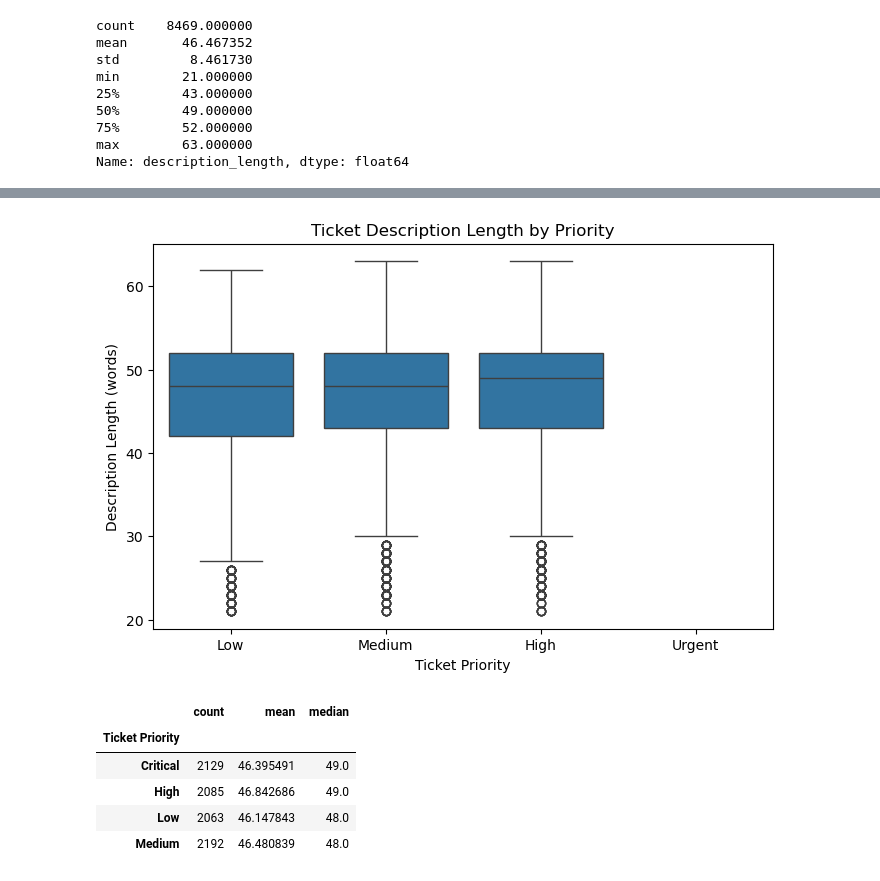
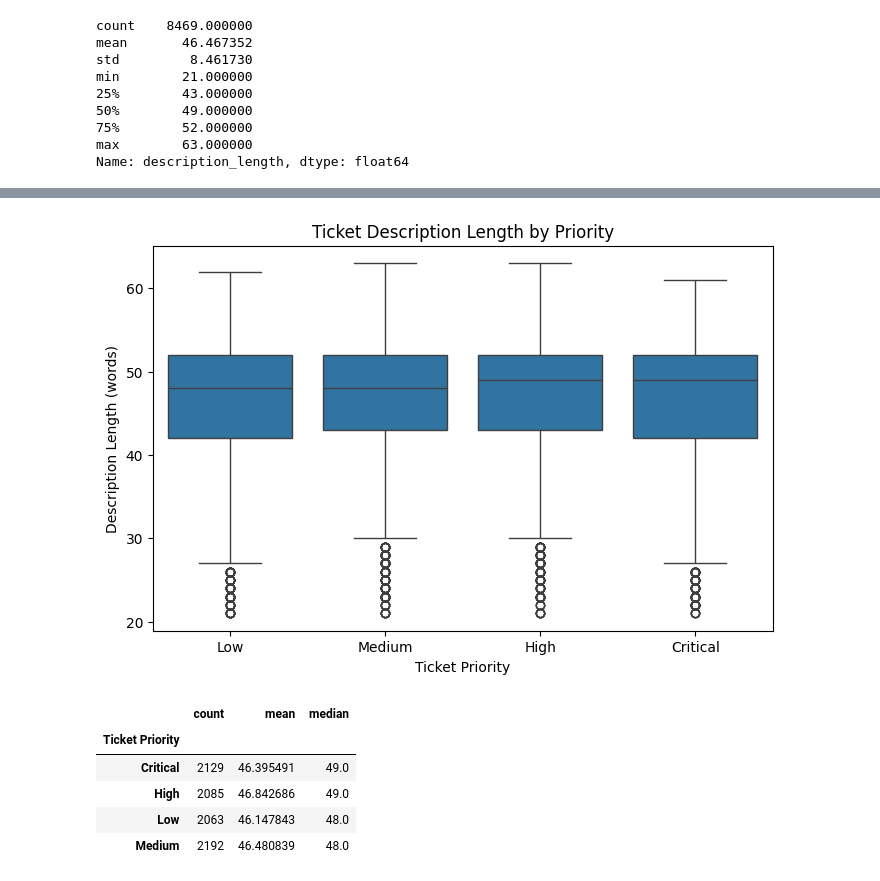
Before and after one commit to kadariramyasri/Lemici_AssignMent_DataEngineering, a Jupyter notebook: notebooks/EDA_Customer_Satisfaction.ipynb, the cells around one changed output, grey strips where cells are left out. Drawn from its saved outputs; the diff is of its cells as text; code cells hidden in the pictures.

```diff
--- a/notebooks/EDA_Customer_Satisfaction.ipynb
+++ b/notebooks/EDA_Customer_Satisfaction.ipynb
@@ -938,17 +938,17 @@ plt.show()
 # %%
 plt.figure(figsize=(8,5))
 sns.boxplot(
     x='Ticket Priority',
     y='description_length',
     data=df,
-    order=['Low', 'Medium', 'High', 'Urgent']
+    order=['Low', 'Medium', 'High', 'Critical']
 )
 plt.title('Ticket Description Length by Priority')
 plt.xlabel('Ticket Priority')
 plt.ylabel('Description Length (words)')
 plt.show()
 # %% [output]
-[figure, old version]
+[figure, new version]
 # %%
 df.groupby('Ticket Priority')['description_length'].agg(
     ['count', 'mean', 'median']
```
Also changed, not shown: parts of 30 cells of this notebook.
